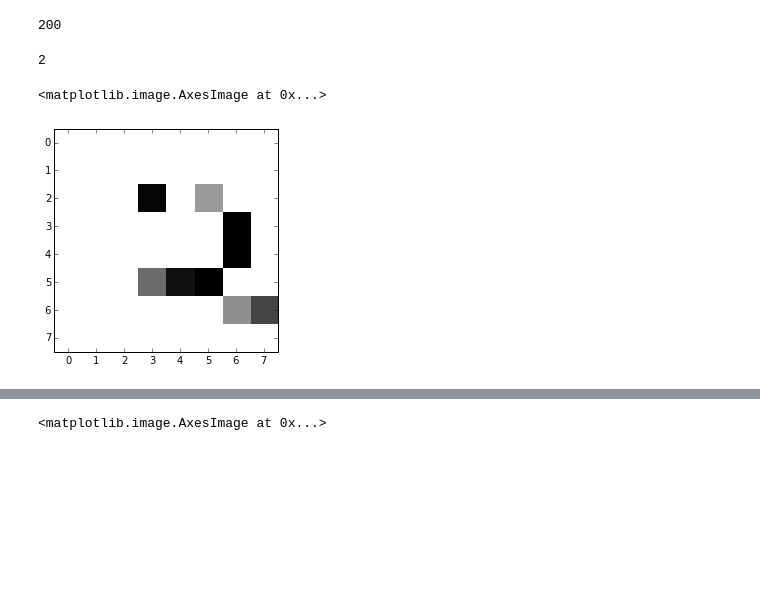
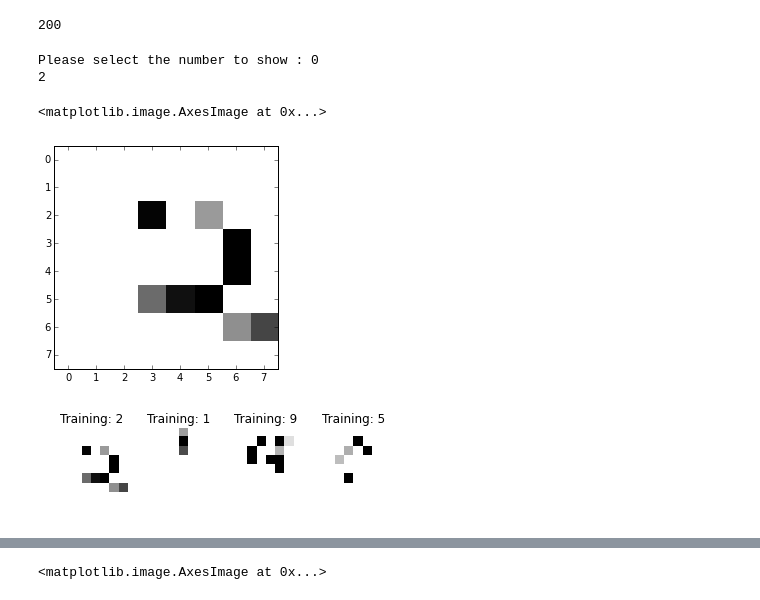
Before and after one commit to candyyunwen/number_recognizer, a Jupyter notebook: machines/number_recognizer/number_recognizer.ipynb, the cells around one changed output, grey strips where cells are left out. Cells and saved outputs as stored; diff of their text form; code cells hidden in the pictures; blank space fills up the shorter version.

```diff
--- a/machines/number_recognizer/number_recognizer.ipynb
+++ b/machines/number_recognizer/number_recognizer.ipynb
@@ -211,9 +213,22 @@ len(target)
 # %%
 %matplotlib inline
 import matplotlib.pyplot as plt
-print ("%d" %target[0])
-plt.imshow(train[0].reshape(8,8), cmap=plt.cm.gray_r, interpolation='nearest')
+str_num = input("Please select the number to show : ")
+int_num = int(str_num)
+
+print ("%d" %target[int_num])
+plt.imshow(train[int_num].reshape(8,8), cmap=plt.cm.gray_r, interpolation='nearest')
 # %% [output]
+Please select the number to show : 0
 2
 <matplotlib.image.AxesImage at 0x...>
 [figure]
+# %%
+images_and_labels = list(zip(train, target))
+for index, (train, label) in enumerate(images_and_labels[:4]):
+    plt.subplot(2, 4, index + 1)
+    plt.axis('off')
+    plt.imshow(train.reshape(8,8), cmap=plt.cm.gray_r, interpolation='nearest')
+    plt.title('Training: %i' % label)
+# %% [output]
+[figure, added]
```
Also changed, not shown: parts of 4 cells of this notebook, 2 other files.
